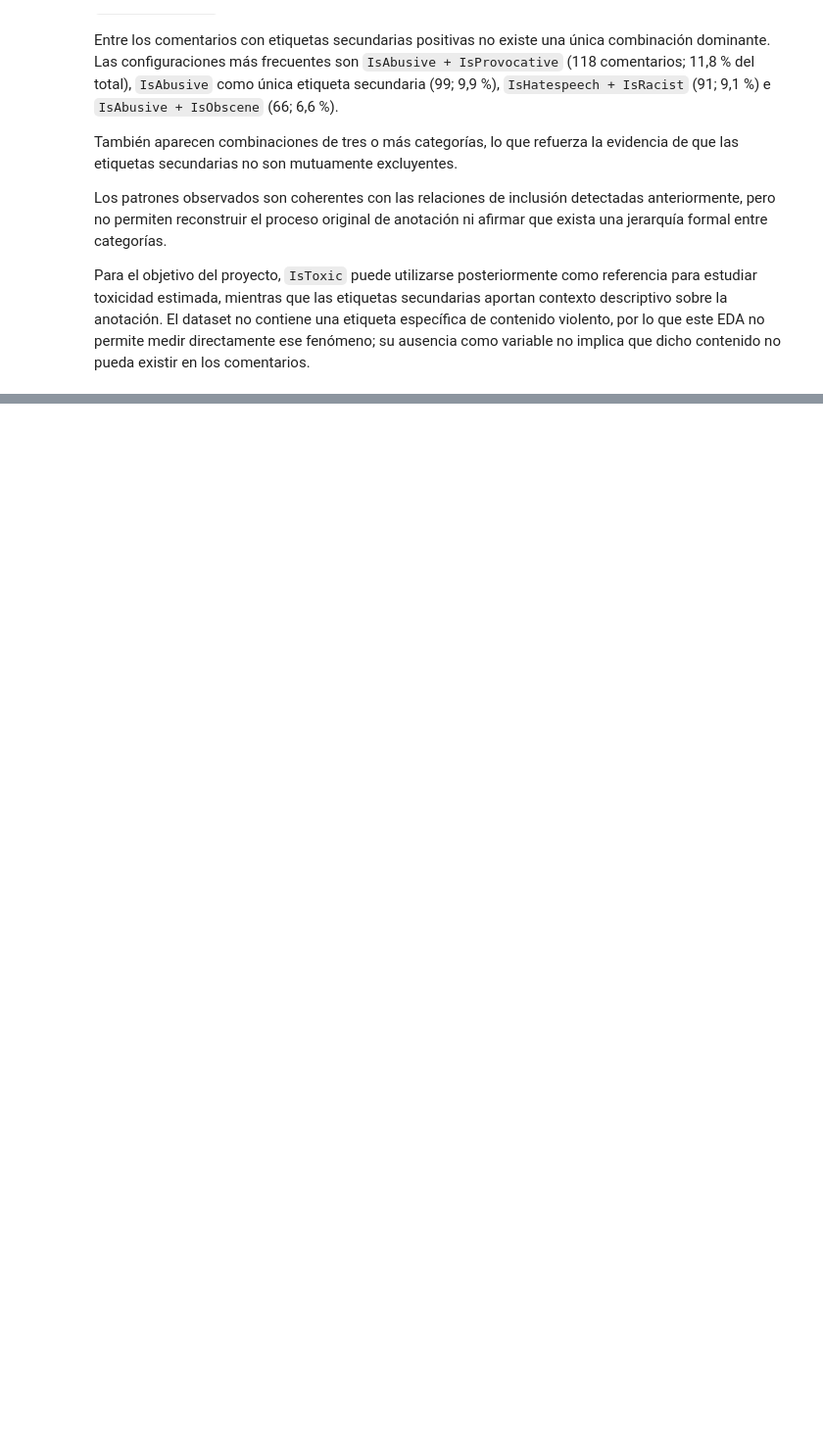
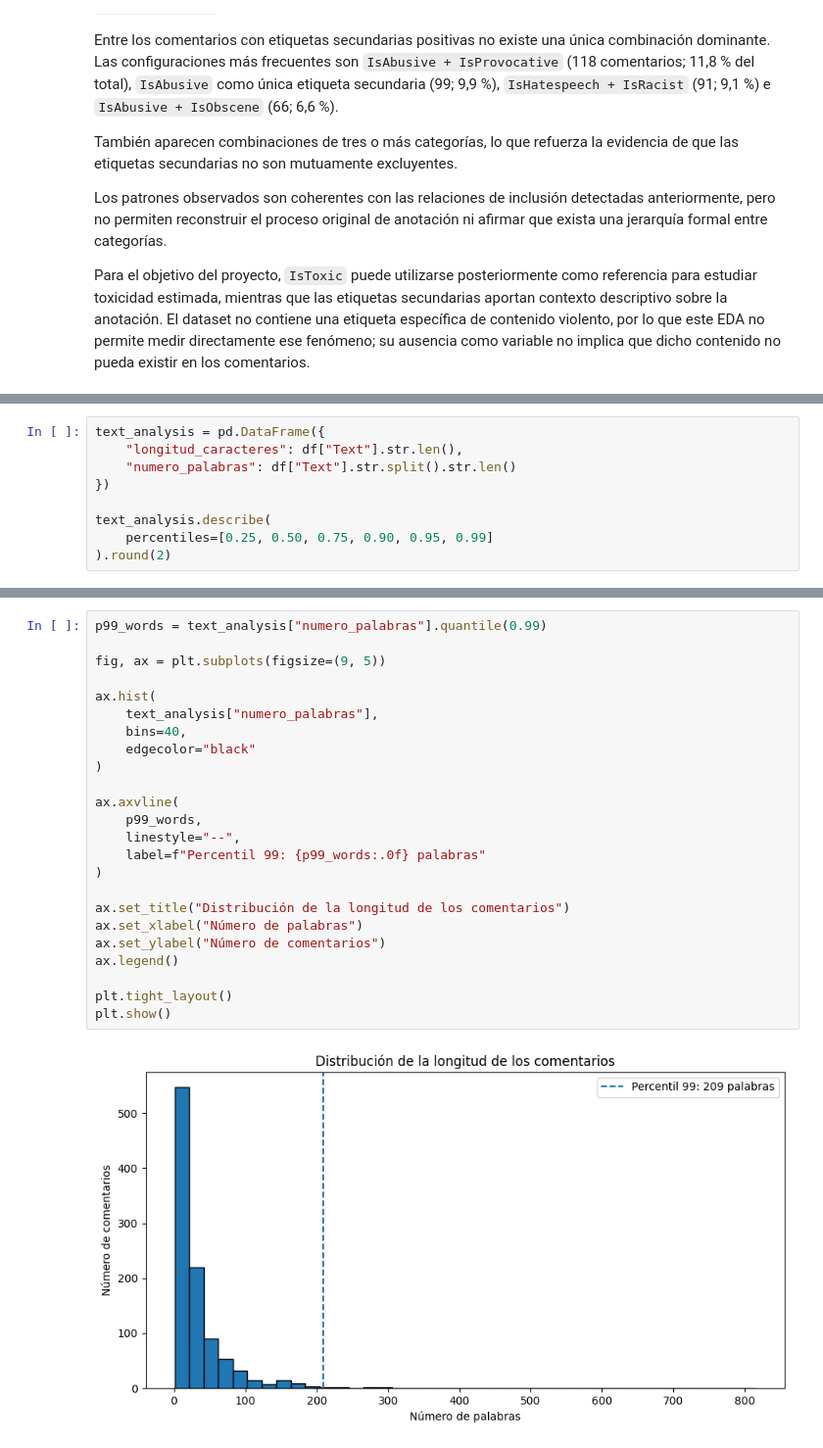
Before and after one commit to Bootcamp-IA-MAD-P7/proyecto9-grupo3, a Jupyter notebook: notebooks/01_eda.ipynb, the cells around one changed output, grey strips where cells are left out. Shown at 98% size. Cells and saved outputs as stored; diff of their text form; blank space fills up the shorter version.

```diff
--- a/notebooks/01_eda.ipynb
+++ b/notebooks/01_eda.ipynb
@@ -1033,0 +1046,9 @@ Para el objetivo del proyecto, `IsToxic` puede utilizarse posteriormente como re
+# %%
+text_analysis = pd.DataFrame({
+    "longitud_caracteres": df["Text"].str.len(),
+    "numero_palabras": df["Text"].str.split().str.len()
+})
+
+text_analysis.describe(
+    percentiles=[0.25, 0.50, 0.75, 0.90, 0.95, 0.99]
+).round(2)
@@ -1033,0 +1107,26 @@ Para el objetivo del proyecto, `IsToxic` puede utilizarse posteriormente como re
+# %%
+p99_words = text_analysis["numero_palabras"].quantile(0.99)
+
+fig, ax = plt.subplots(figsize=(9, 5))
+
+ax.hist(
+    text_analysis["numero_palabras"],
+    bins=40,
+    edgecolor="black"
+)
+
+ax.axvline(
+    p99_words,
+    linestyle="--",
+    label=f"Percentil 99: {p99_words:.0f} palabras"
+)
+
+ax.set_title("Distribución de la longitud de los comentarios")
+ax.set_xlabel("Número de palabras")
+ax.set_ylabel("Número de comentarios")
+ax.legend()
+
+plt.tight_layout()
+plt.show()
+# %% [output]
+[figure, added]
```
Also changed, not shown: parts of 12 cells of this notebook.
